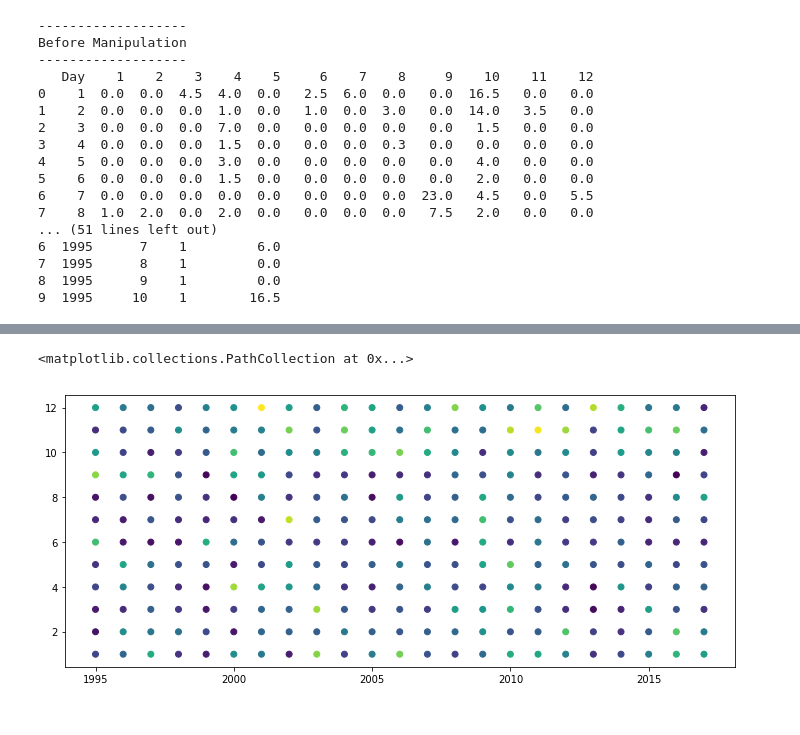
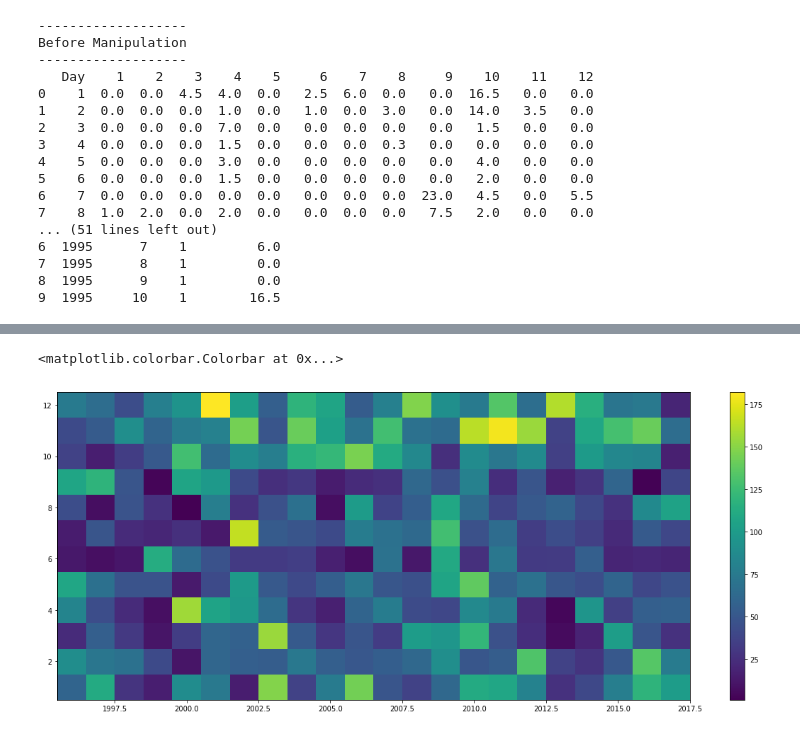
Before and after one commit to rmadar/ExamplesWithPython, a Jupyter notebook: PluviometryAnalysis.ipynb, the cells around one changed output, grey strips where cells are left out. Saved outputs shown, nothing was run; the diff lists cells and outputs as text; code cells hidden in the pictures.

```diff
--- a/PluviometryAnalysis.ipynb
+++ b/PluviometryAnalysis.ipynb
@@ -151,9 +177,13 @@ print(df.head(10))
-# %%
-plt.figure(figsize=(12,5))
-plt.scatter(df['Year'], df['Month'] , c = np.array(df['millimeter']) )
-# %% [output]
-<matplotlib.collections.PathCollection at 0x...>
-[figure, removed]
+# %%
+# 2D plot over year and month with matplotlib
+plt.figure(figsize=(20,8))
+plt.hist2d( df['Year'], df['Month'],
+           bins=(22, 12), range=( (1995.5,2017.5), (0.5,12.5) ),
+           weights=np.array(df['millimeter']) )
+plt.colorbar()
+# %% [output]
+<matplotlib.colorbar.Colorbar at 0x...>
+[figure, added]
 # %%
 # Convert the year into string - seems to be necessary
 # for bokeh plotting in case of categorical axis
```
Also changed, not shown: parts of 10 cells of this notebook.
